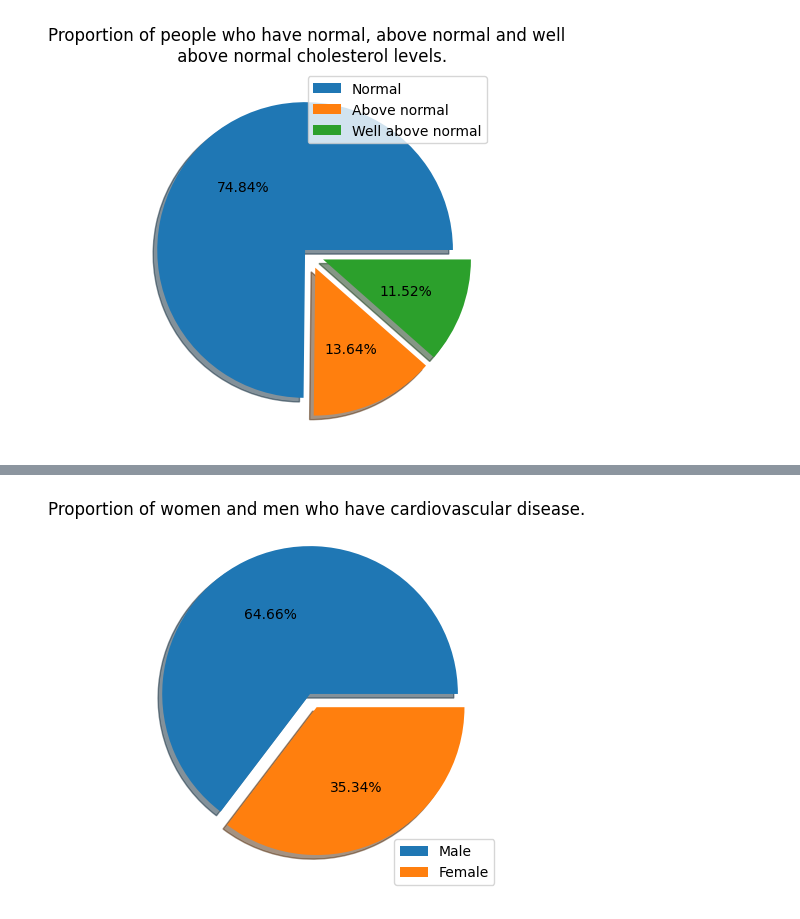
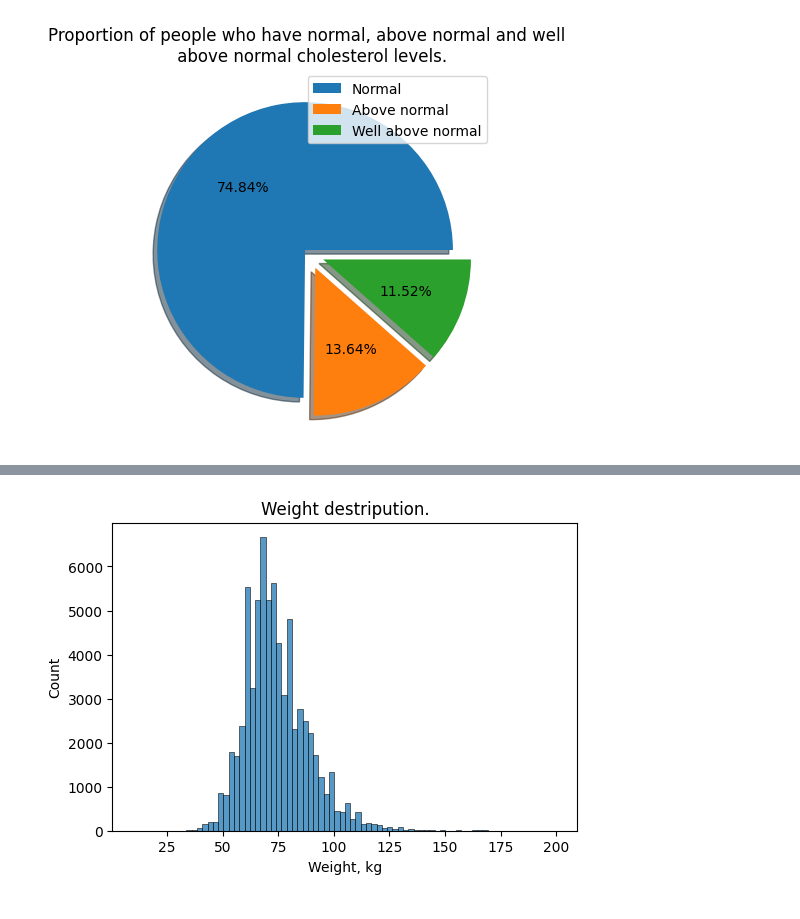
Before and after one commit to S1gge/Machine-Learning-Medical-Prediction, a Jupyter notebook: Lab_01/Report.ipynb, the cells around one changed output, grey strips where cells are left out. Saved outputs shown, nothing was run; the diff lists cells and outputs as text; code cells hidden in the pictures.

Commit message:
report plot uppdate

```diff
--- a/Lab_01/Report.ipynb
+++ b/Lab_01/Report.ipynb
@@ -42,4 +50,4 @@ eda_analysis.plot_height(df);
 # %%
-eda_analysis.plot_men_women(df);
+eda_analysis.plot_weight(df);
 # %% [output]
-[figure, old version]
+[figure, new version]
```
Also changed, not shown: parts of 5 cells of this notebook, 1 other file.
